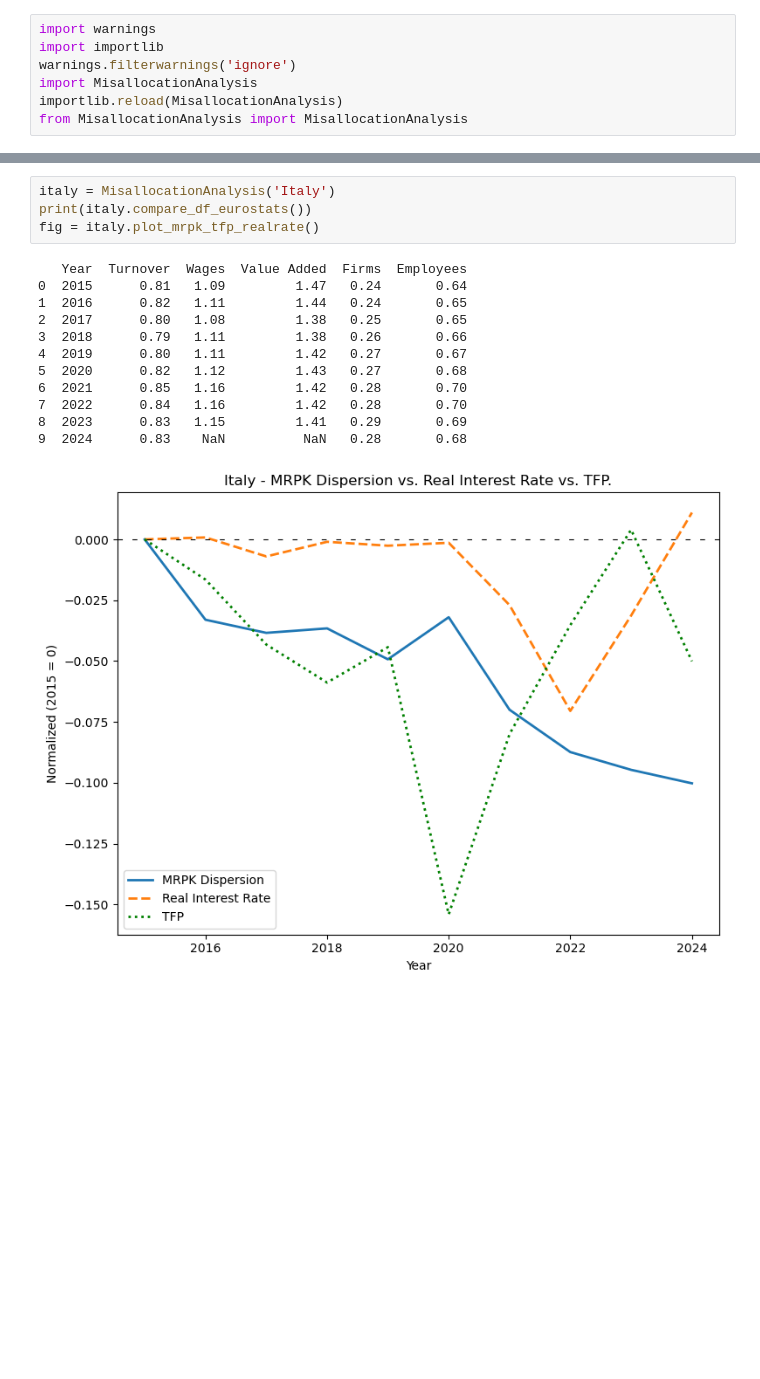
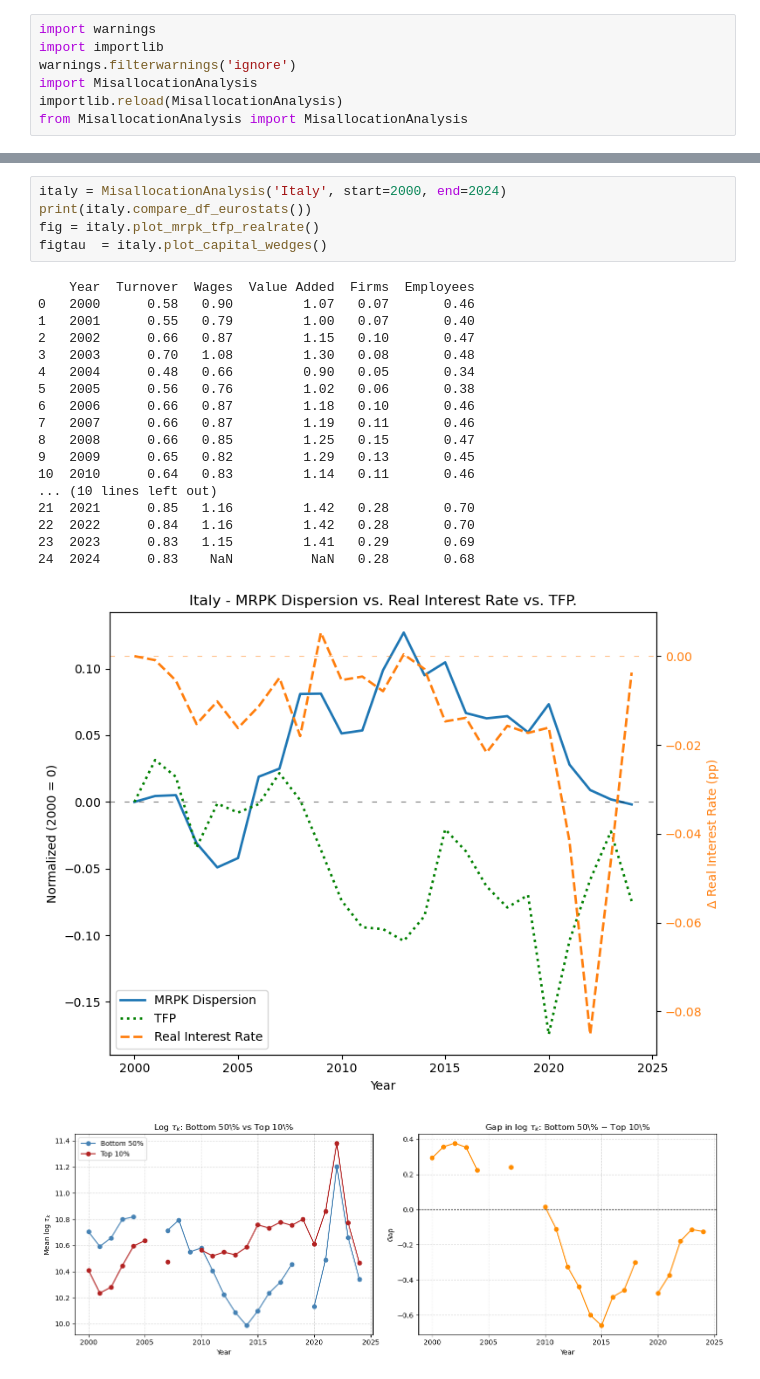
Before and after one commit to CurdinLieberherr/Master-Thesis, a Jupyter notebook: main.ipynb, the cells around one changed output, grey strips where cells are left out. Drawn from its saved outputs; the diff is of its cells as text; blank space fills up the shorter version.

```diff
--- a/main.ipynb
+++ b/main.ipynb
@@ -39,18 +61,26 @@ fig = portugal.plot_mrpk_tfp_realrate()
 # %%
-italy = MisallocationAnalysis('Italy')
+italy = MisallocationAnalysis('Italy', start=2000, end=2024)
 print(italy.compare_df_eurostats())
 fig = italy.plot_mrpk_tfp_realrate()
+figtau  = italy.plot_capital_wedges()
 # %% [output]
-   Year  Turnover  Wages  Value Added  Firms  Employees
-0  2015      0.81   1.09         1.47   0.24       0.64
-1  2016      0.82   1.11         1.44   0.24       0.65
-2  2017      0.80   1.08         1.38   0.25       0.65
-3  2018      0.79   1.11         1.38   0.26       0.66
-4  2019      0.80   1.11         1.42   0.27       0.67
-5  2020      0.82   1.12         1.43   0.27       0.68
-6  2021      0.85   1.16         1.42   0.28       0.70
-7  2022      0.84   1.16         1.42   0.28       0.70
-8  2023      0.83   1.15         1.41   0.29       0.69
-9  2024      0.83    NaN          NaN   0.28       0.68
+    Year  Turnover  Wages  Value Added  Firms  Employees
+0   2000      0.58   0.90         1.07   0.07       0.46
+1   2001      0.55   0.79         1.00   0.07       0.40
+2   2002      0.66   0.87         1.15   0.10       0.47
+3   2003      0.70   1.08         1.30   0.08       0.48
+4   2004      0.48   0.66         0.90   0.05       0.34
+5   2005      0.56   0.76         1.02   0.06       0.38
+6   2006      0.66   0.87         1.18   0.10       0.46
+7   2007      0.66   0.87         1.19   0.11       0.46
+8   2008      0.66   0.85         1.25   0.15       0.47
+9   2009      0.65   0.82         1.29   0.13       0.45
+10  2010      0.64   0.83         1.14   0.11       0.46
+... (10 lines left out)
+21  2021      0.85   1.16         1.42   0.28       0.70
+22  2022      0.84   1.16         1.42   0.28       0.70
+23  2023      0.83   1.15         1.41   0.29       0.69
+24  2024      0.83    NaN          NaN   0.28       0.68
-[figure, old version]
+[figure, new version]
+[figure, added]
 # %%
```
Also changed, not shown: parts of 8 cells of this notebook, 2 other files.
